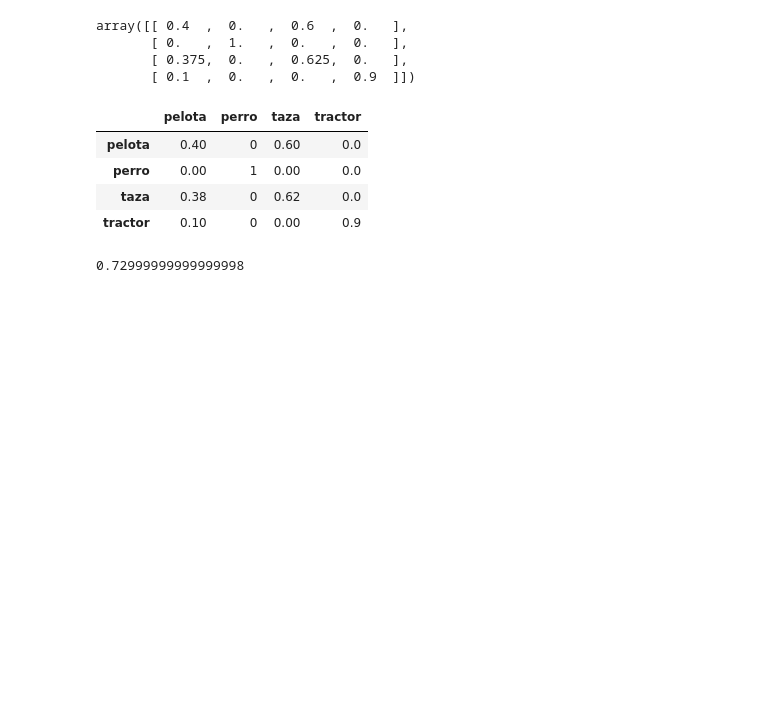
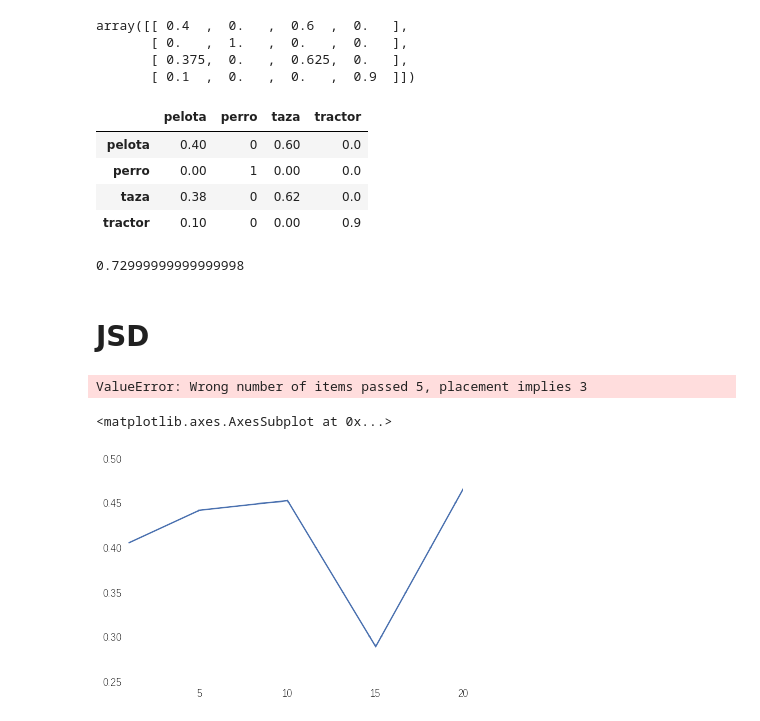
Before and after one commit to UC3MSocialRobots/ocular_interaction, a Jupyter notebook: ocular_data/notebooks/Learning Curves.ipynb, the cells around one changed output. Cells and saved outputs as stored; diff of their text form; code cells hidden in the pictures; blank space fills up the shorter version.

```diff
--- a/ocular_data/notebooks/Learning Curves.ipynb
+++ b/ocular_data/notebooks/Learning Curves.ipynb
@@ -12,6 +12,10 @@ Populating the interactive namespace from numpy and matplotlib
 categories = {0: 'pelota', 1: 'perro', 2: 'taza', 3: 'tractor'}
 #rcategories = {v: k for (k, v) in categories}
 rcategories = {'pelota': 0, 'perro': 1, 'taza': 2, 'tractor': 3}
+# %%
+FIELDS = ['RGB', 'PCloud', 'Combined']
+VIEWS = [1, 10, 20]
+#VIEWS = [1, 5, 10, 15, 20]
 # %%
 views1 = pd.read_csv('../data/results_1_view.csv')
 views5 = pd.read_csv('../data/results_5_views.csv')
@@ -209,3 +213,15 @@ cm_normalized.values.diagonal().mean()
 0.72999999999999998
 # %%
 from sklearn.metrics import precision_score, recall_score
+# %% [markdown]
+# JSD
+# %%
+jsds = pd.Series([res.jsd.mean() for res in results], index=VIEWS)
+jsds.head()
+# %% [output]
+ValueError: Wrong number of items passed 5, placement implies 3
+# %%
+jsds.plot()
+# %% [output]
+<matplotlib.axes.AxesSubplot at 0x...>
+[figure, added]
```
Also changed, not shown: parts of 16 cells of this notebook.
